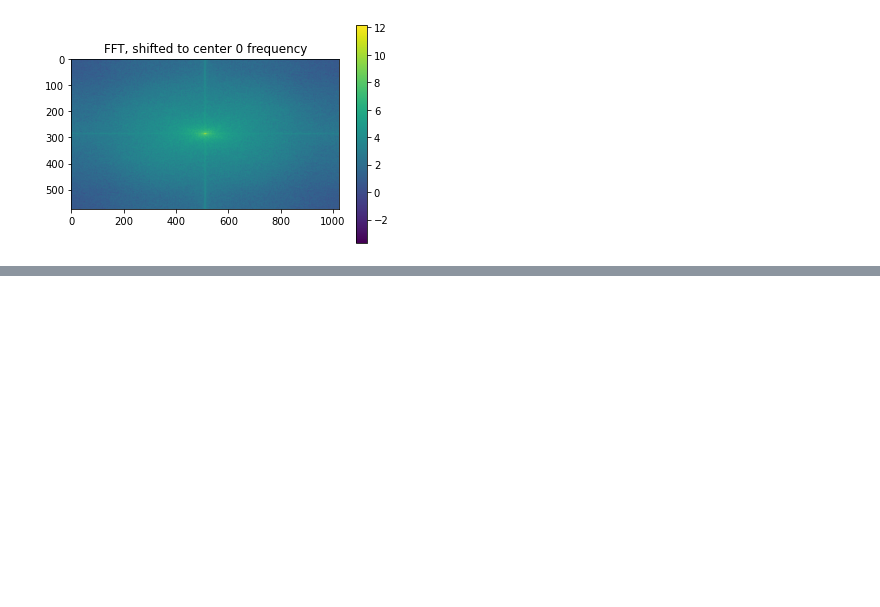
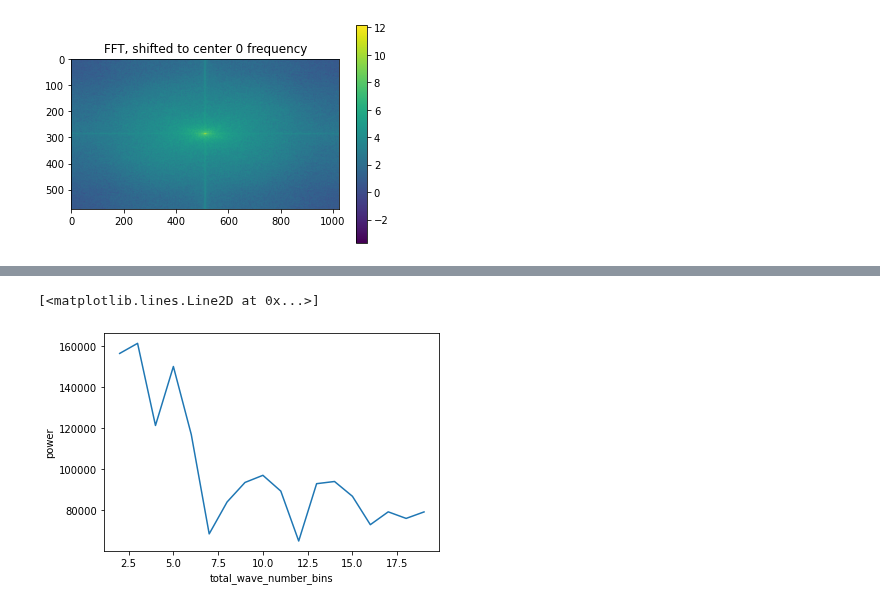
Before and after one commit to VictoriaPizzini/MPO624_2022, a Jupyter notebook: Notebooks/Victoria Folder/Pizzini_Hurricane_Image.ipynb, the cells around one changed output, grey strips where cells are left out. Saved outputs shown, nothing was run; the diff lists cells and outputs as text; code cells hidden in the pictures; blank space fills up the shorter version.

```diff
--- a/Notebooks/Victoria Folder/Pizzini_Hurricane_Image.ipynb
+++ b/Notebooks/Victoria Folder/Pizzini_Hurricane_Image.ipynb
@@ -69,0 +100,17 @@ plt.imshow( kl ); plt.colorbar(); plt.title('Total wavenumber kl on k,l axes')
+# %%
+import xarray as xr
+bins=np.arange(1,20) #bins for total wavenumber
+#create a xarray data structure
+
+xr_power = xr.DataArray(power,dims=('k', 'l'),coords={'k':l,'l':k},name='power')
+xr_kl    = xr.DataArray(kl   ,dims=('k', 'l'),coords={'k':l,'l':k},name='total_wave_number')
+
+dataset=xr.merge([xr_power,xr_kl]) #create a dataset of related variables
+#dataset  # to see what it is
+total_power=dataset.groupby_bins('total_wave_number',bins=bins,labels=bins[1:]).sum() # labels for each bin are, optional
+                                                                               # just makes easier for the plot below
+                                                                               # should actually be bincenters
+total_power.power.plot.line()
+# %% [output]
+[<matplotlib.lines.Line2D at 0x...>]
+[figure, added]
```
Also changed, not shown: parts of 4 cells of this notebook, 2 other files.
